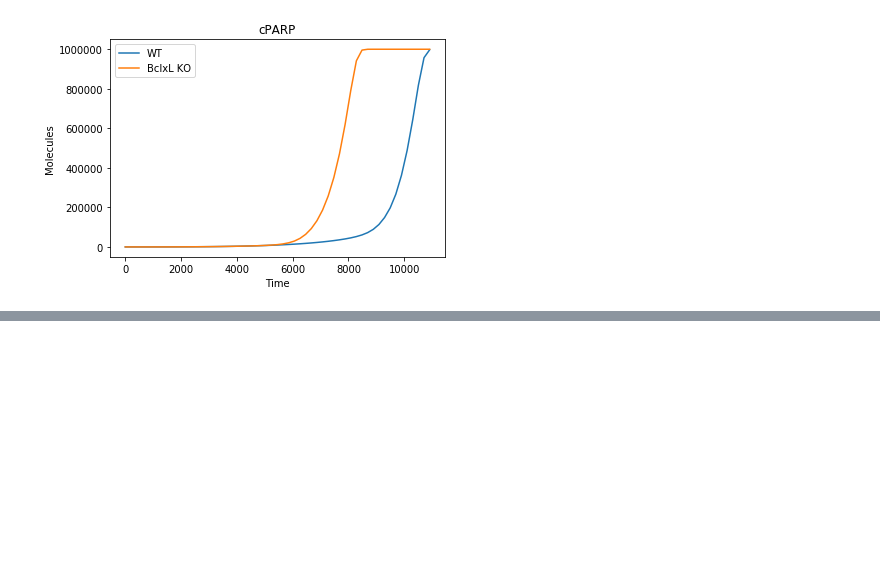
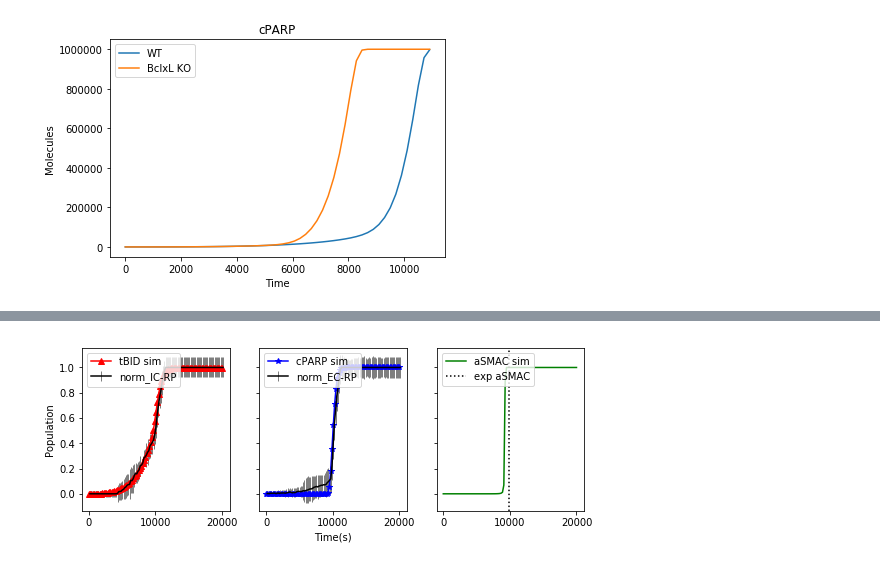
Before and after one commit to LoLab-MSM/pyvipr, a Jupyter notebook: binder/earm_dynamic.ipynb, the cells around one changed output, grey strips where cells are left out. Saved outputs shown, nothing was run; the diff lists cells and outputs as text; code cells hidden in the pictures; blank space fills up the shorter version.

```diff
--- a/binder/earm_dynamic.ipynb
+++ b/binder/earm_dynamic.ipynb
@@ -61,0 +97,43 @@ plt.legend()
+# %%
+def display(position, save_name):
+    param_values = position
+    traj = solver.run(param_values=param_values)
+
+    # normalize trajectories
+    bid_traj = traj.observables['mBid'] / model.parameters['Bid_0'].value
+    cparp_traj = traj.observables['cPARP'] / model.parameters['PARP_0'].value
+    aSmac_traj = traj.observables['aSmac'] / model.parameters['Smac_0'].value
+
+    # create all plots for each observable
+    fig, ax = plt.subplots(nrows=1, ncols=3, figsize=(9, 3), sharex=True, sharey=True)
+
+    fig.add_subplot(111, frameon=False)
+    plt.tick_params(labelcolor='none', top=False, bottom=False, left=False, right=False)
+    plt.xlabel("Time(s)")
+    plt.ylabel("Population")
+
+    # plot cleaved parp
+    ax[0].plot(tspan, bid_traj, color='r', marker='^', label='tBID sim')
+    ax[0].errorbar(exp_data['# Time'], exp_data['norm_IC-RP'],
+                 yerr=exp_data['nrm_var_IC-RP'] ** .5,
+                 ecolor='black', color='black', elinewidth=0.5, capsize=0)
+    ax[0].legend(loc=2)
+
+    # plot cleaved parp
+    ax[1].plot(tspan, cparp_traj, color='blue', marker='*', label='cPARP sim')
+    ax[1].errorbar(exp_data['# Time'], exp_data['norm_EC-RP'],
+                 yerr=exp_data['nrm_var_EC-RP'] ** .5,
+                 ecolor='black', color='black', elinewidth=0.5, capsize=0)
+    ax[1].legend(loc=2)
+
+    # plot activated SMAC
+    ax[2].plot(tspan, aSmac_traj, color='g', label='aSMAC sim')
+    ax[2].axvline(momp_data[0], -0.05, 1.05, color='black', linestyle=':',
+                label='exp aSMAC')
+    ax[2].legend(loc=2)
+#     fig.savefig('{}.png'.format(save_name), dpi=500, bbox_inches='tight')
+#     plt.close()
+# %%
+solver = ScipyOdeSimulator(model, tspan)
+display(pars2, 'earm_mcl1')
+# %% [output]
@@ -61,0 +141 @@ plt.legend()
+[figure, added]
```
Also changed, not shown: parts of 11 cells of this notebook, 10 other files.
